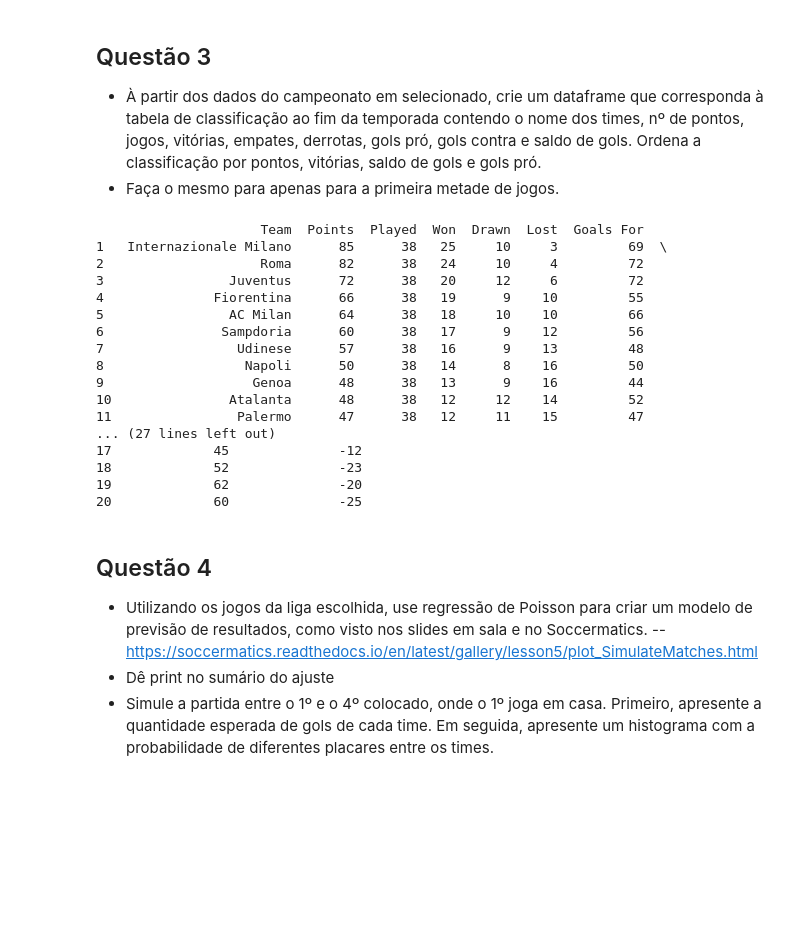
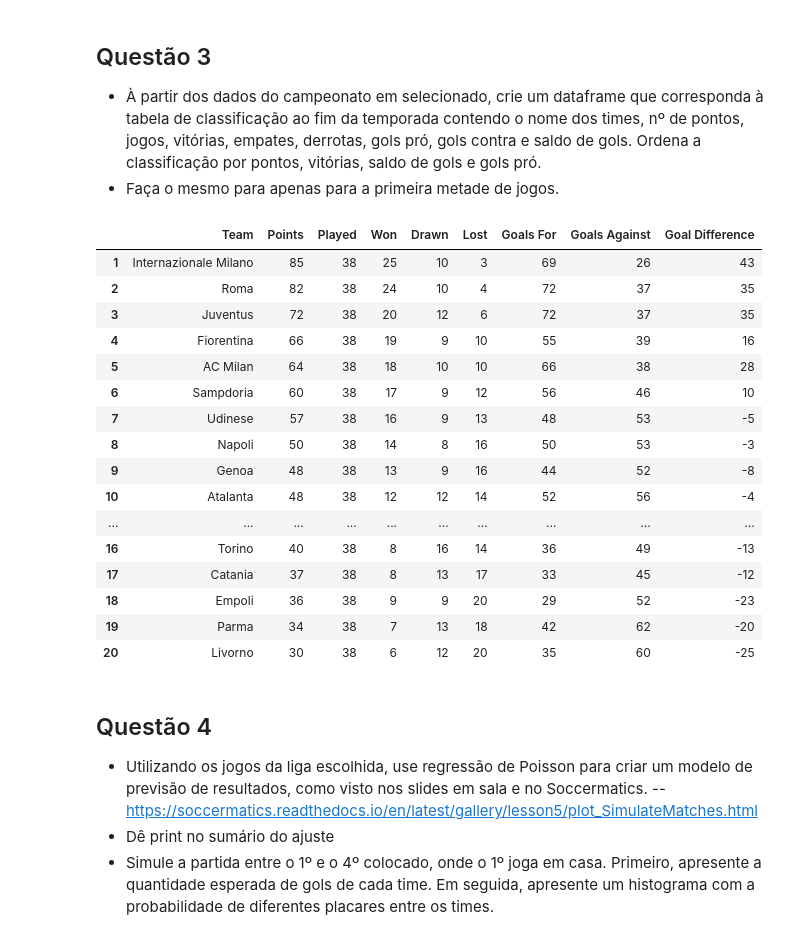
Before and after one commit to paduathiago/Data-Science-Applied-to-Soccer, a Jupyter notebook: ativ_1.ipynb, the cells around one changed output. Cells and saved outputs as stored; diff of their text form; code cells hidden in the pictures; blank space fills up the shorter version.

Commit message:
adding function to visualize classification table

```diff
--- a/ativ_1.ipynb
+++ b/ativ_1.ipynb
@@ -157,7 +155,7 @@ def create_table(dataframe):
 
     return pd.concat([teams, points, played, won, drawn, lost, goals_for, goals_against, goal_difference], axis=1)
 # %%
-def mount_classification_table(league, table, num_of_matches=380):
+def mount_classification_table(league, table, num_of_matches):
     for i in range(num_of_matches):
         # This if block determines how many points the teams have scores in the determined number of matches
         # and number of W/D/L
@@ -198,29 +196,32 @@ def mount_classification_table(league, table, num_of_matches=380):
     table.sort_values(['Points','Won', 'Goal Difference', 'Goals For'], ascending=False, inplace=True)
     table.index = np.arange(1, 21)
     return table
-# %%
-ita1_table = create_table(italian_league_0708)
-ita1_table = mount_classification_table(italian_league_0708, ita1_table)
-
-print(ita1_table)
-# %% [output]
-                     Team  Points  Played  Won  Drawn  Lost  Goals For
-1   Internazionale Milano      85      38   25     10     3         69  \
-2                    Roma      82      38   24     10     4         72
-3                Juventus      72      38   20     12     6         72
-4              Fiorentina      66      38   19      9    10         55
-5                AC Milan      64      38   18     10    10         66
-6               Sampdoria      60      38   17      9    12         56
-7                 Udinese      57      38   16      9    13         48
-8                  Napoli      50      38   14      8    16         50
-9                   Genoa      48      38   13      9    16         44
-10               Atalanta      48      38   12     12    14         52
-11                Palermo      47      38   12     11    15         47
-... (27 lines left out)
-17             45              -12
-18             52              -23
-19             62              -20
-20             60              -25
+# %%
+def create_and_mount_table(league, num_of_matches=380):
+    table = create_table(league)
+    table = mount_classification_table(italian_league_0708, table, num_of_matches)
+    return table
+# %%
+ita1_table = create_and_mount_table(italian_league_0708)
+display(ita1_table)
+# %% [output]
+|  | Team | Points | Played | Won | Drawn | Lost | Goals For | Goals Against | Goal Difference |
+| 1 | Internazionale Milano | 85 | 38 | 25 | 10 | 3 | 69 | 26 | 43 |
+| 2 | Roma | 82 | 38 | 24 | 10 | 4 | 72 | 37 | 35 |
+| 3 | Juventus | 72 | 38 | 20 | 12 | 6 | 72 | 37 | 35 |
+| 4 | Fiorentina | 66 | 38 | 19 | 9 | 10 | 55 | 39 | 16 |
+| 5 | AC Milan | 64 | 38 | 18 | 10 | 10 | 66 | 38 | 28 |
+| 6 | Sampdoria | 60 | 38 | 17 | 9 | 12 | 56 | 46 | 10 |
+| 7 | Udinese | 57 | 38 | 16 | 9 | 13 | 48 | 53 | -5 |
+| 8 | Napoli | 50 | 38 | 14 | 8 | 16 | 50 | 53 | -3 |
+| 9 | Genoa | 48 | 38 | 13 | 9 | 16 | 44 | 52 | -8 |
+| 10 | Atalanta | 48 | 38 | 12 | 12 | 14 | 52 | 56 | -4 |
+| ... | ... | ... | ... | ... | ... | ... | ... | ... | ... |
+| 16 | Torino | 40 | 38 | 8 | 16 | 14 | 36 | 49 | -13 |
+| 17 | Catania | 37 | 38 | 8 | 13 | 17 | 33 | 45 | -12 |
+| 18 | Empoli | 36 | 38 | 9 | 9 | 20 | 29 | 52 | -23 |
+| 19 | Parma | 34 | 38 | 7 | 13 | 18 | 42 | 62 | -20 |
+| 20 | Livorno | 30 | 38 | 6 | 12 | 20 | 35 | 60 | -25 |
 # %% [markdown]
 ## Questão 4
 - Utilizando os jogos da liga escolhida, use regressão de Poisson para criar um modelo de previsão de resultados, como visto nos slides em sala e no Soccermatics.
```
Also changed, not shown: parts of 1 cell of this notebook.
